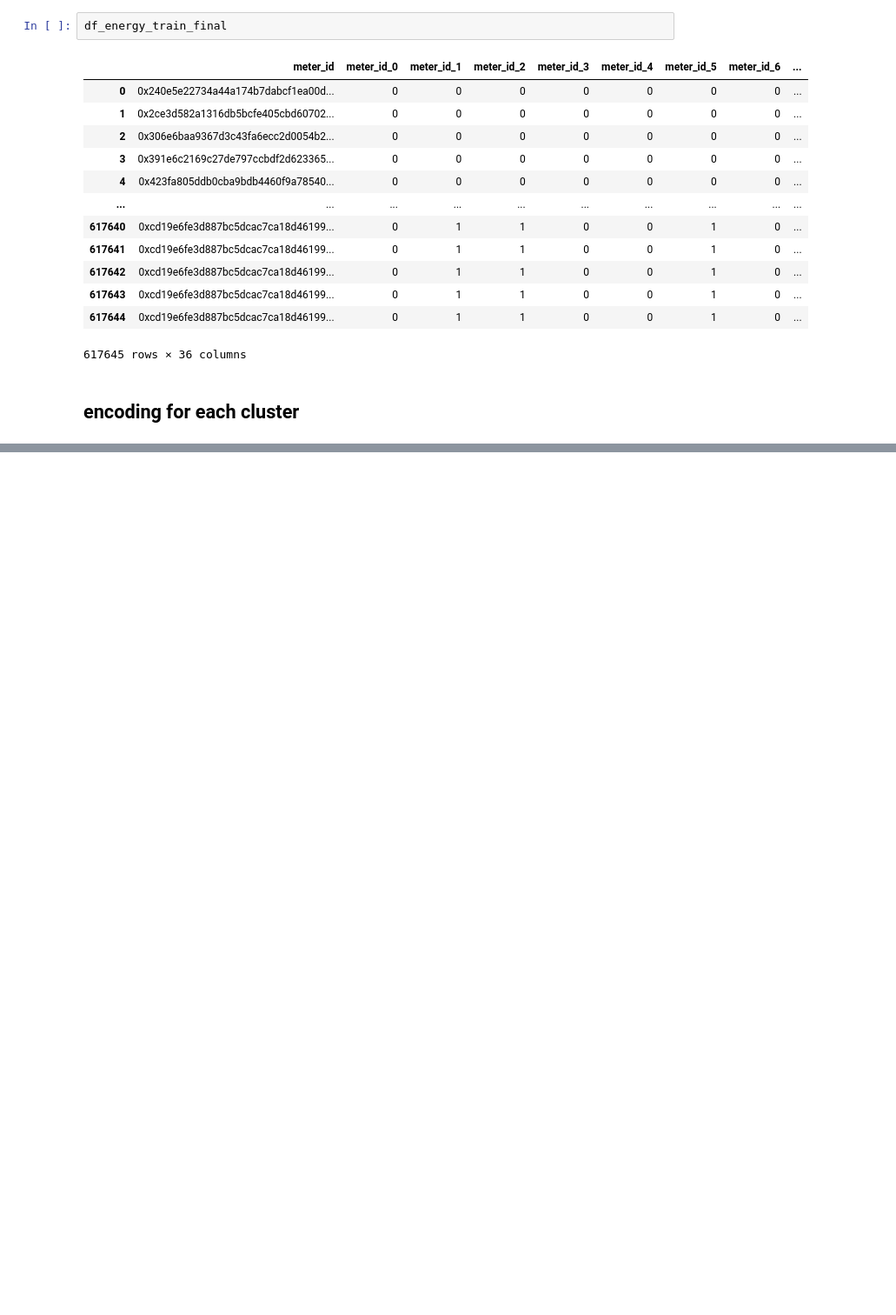
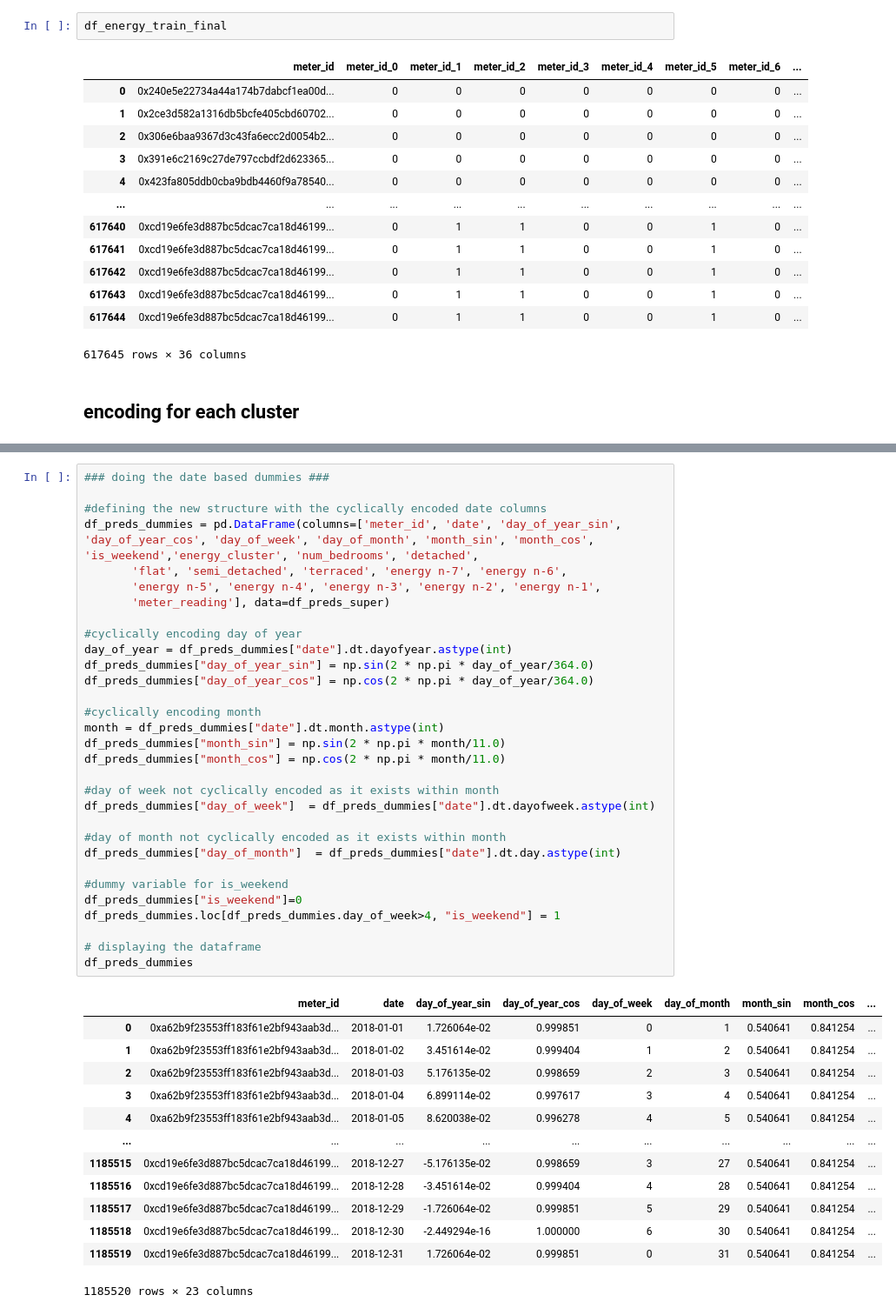
Before and after one commit to danielmusselwhite/UG_Dissertation_Energy_Forecasting, a Jupyter notebook: Src/Jupyter_Notebooks/3. Feature Engineering and Data Preparation.ipynb, the cells around one changed output, grey strips where cells are left out. Shown: that part at 87% size. Cells and saved outputs as stored; diff of their text form; blank space fills up the shorter version.

```diff
--- a/Src/Jupyter_Notebooks/3. Feature Engineering and Data Preparation.ipynb
+++ b/Src/Jupyter_Notebooks/3. Feature Engineering and Data Preparation.ipynb
@@ -567,0 +694,45 @@ cluster 3 lenth: 109223
+# %%
+### doing the date based dummies ###
+
+#defining the new structure with the cyclically encoded date columns
+df_preds_dummies = pd.DataFrame(columns=['meter_id', 'date', 'day_of_year_sin', 'day_of_year_cos', 'day_of_week', 'day_of_month', 'month_sin', 'month_cos', 'is_weekend','energy_cluster', 'num_bedrooms', 'detached',
+       'flat', 'semi_detached', 'terraced', 'energy n-7', 'energy n-6',
+       'energy n-5', 'energy n-4', 'energy n-3', 'energy n-2', 'energy n-1',
+       'meter_reading'], data=df_preds_super)
+
+#cyclically encoding day of year
+day_of_year = df_preds_dummies["date"].dt.dayofyear.astype(int)
+df_preds_dummies["day_of_year_sin"] = np.sin(2 * np.pi * day_of_year/364.0)
+df_preds_dummies["day_of_year_cos"] = np.cos(2 * np.pi * day_of_year/364.0)
+
+#cyclically encoding month
+month = df_preds_dummies["date"].dt.month.astype(int)
+df_preds_dummies["month_sin"] = np.sin(2 * np.pi * month/11.0)
+df_preds_dummies["month_cos"] = np.cos(2 * np.pi * month/11.0)
+
+#day of week not cyclically encoded as it exists within month
+df_preds_dummies["day_of_week"]  = df_preds_dummies["date"].dt.dayofweek.astype(int)
+
+#day of month not cyclically encoded as it exists within month
+df_preds_dummies["day_of_month"]  = df_preds_dummies["date"].dt.day.astype(int)
+
+#dummy variable for is_weekend
+df_preds_dummies["is_weekend"]=0
+df_preds_dummies.loc[df_preds_dummies.day_of_week>4, "is_weekend"] = 1
+
+# displaying the dataframe
+df_preds_dummies
+# %% [output]
+|  | meter_id | date | day_of_year_sin | day_of_year_cos | day_of_week | day_of_month | month_sin | month_cos | ... |
+| 0 | 0xa62b9f23553ff183f61e2bf943aab3d... | 2018-01-01 | 1.726064e-02 | 0.999851 | 0 | 1 | 0.540641 | 0.841254 | ... |
+| 1 | 0xa62b9f23553ff183f61e2bf943aab3d... | 2018-01-02 | 3.451614e-02 | 0.999404 | 1 | 2 | 0.540641 | 0.841254 | ... |
+| 2 | 0xa62b9f23553ff183f61e2bf943aab3d... | 2018-01-03 | 5.176135e-02 | 0.998659 | 2 | 3 | 0.540641 | 0.841254 | ... |
+| 3 | 0xa62b9f23553ff183f61e2bf943aab3d... | 2018-01-04 | 6.899114e-02 | 0.997617 | 3 | 4 | 0.540641 | 0.841254 | ... |
+| 4 | 0xa62b9f23553ff183f61e2bf943aab3d... | 2018-01-05 | 8.620038e-02 | 0.996278 | 4 | 5 | 0.540641 | 0.841254 | ... |
+| ... | ... | ... | ... | ... | ... | ... | ... | ... | ... |
+| 1185515 | 0xcd19e6fe3d887bc5dcac7ca18d46199... | 2018-12-27 | -5.176135e-02 | 0.998659 | 3 | 27 | 0.540641 | 0.841254 | ... |
+| 1185516 | 0xcd19e6fe3d887bc5dcac7ca18d46199... | 2018-12-28 | -3.451614e-02 | 0.999404 | 4 | 28 | 0.540641 | 0.841254 | ... |
+| 1185517 | 0xcd19e6fe3d887bc5dcac7ca18d46199... | 2018-12-29 | -1.726064e-02 | 0.999851 | 5 | 29 | 0.540641 | 0.841254 | ... |
+| 1185518 | 0xcd19e6fe3d887bc5dcac7ca18d46199... | 2018-12-30 | -2.449294e-16 | 1.000000 | 6 | 30 | 0.540641 | 0.841254 | ... |
+| 1185519 | 0xcd19e6fe3d887bc5dcac7ca18d46199... | 2018-12-31 | 1.726064e-02 | 0.999851 | 0 | 31 | 0.540641 | 0.841254 | ... |
+1185520 rows × 23 columns
```
Also changed, not shown: parts of 12 cells of this notebook, 3 other files.
